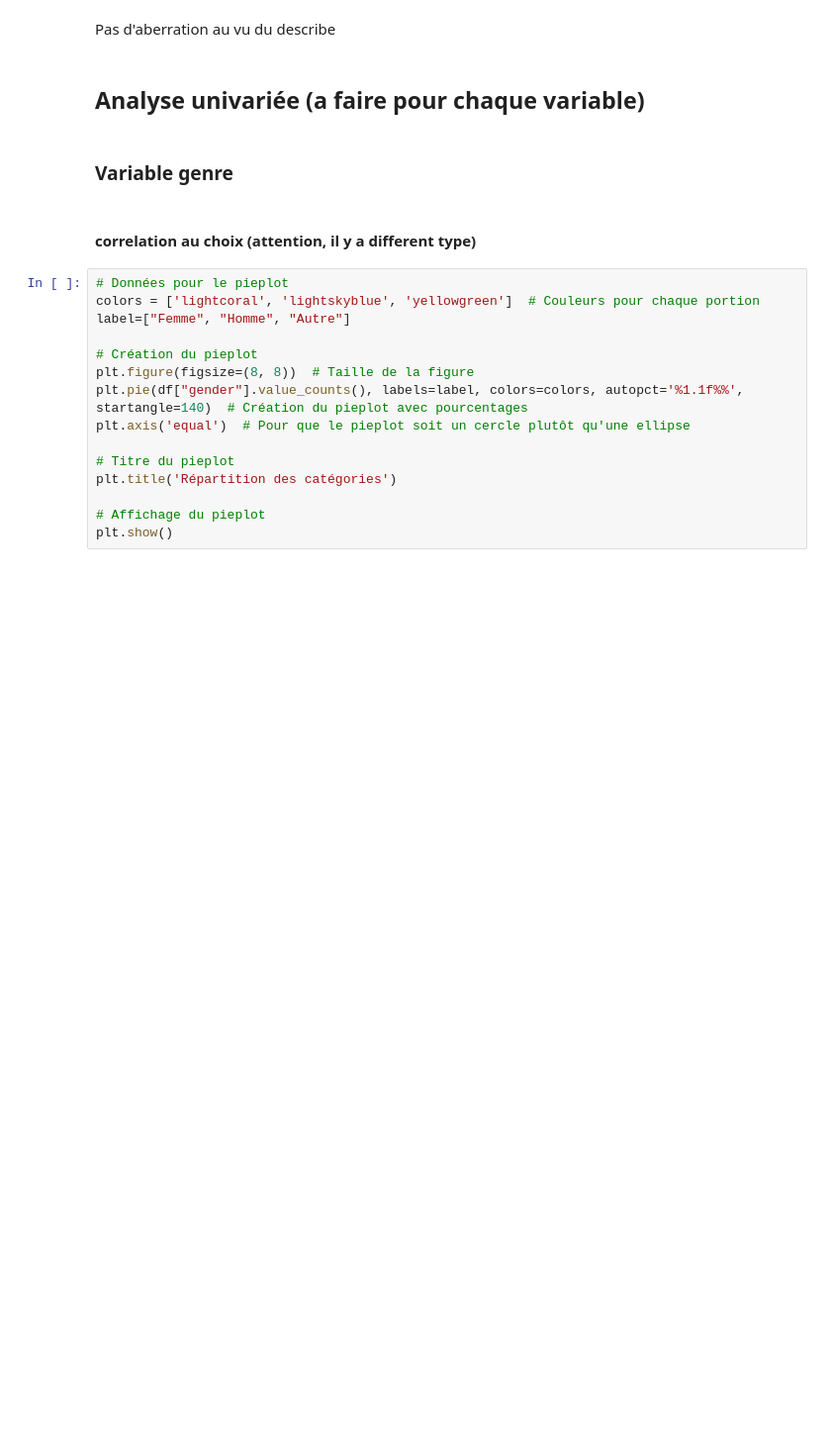
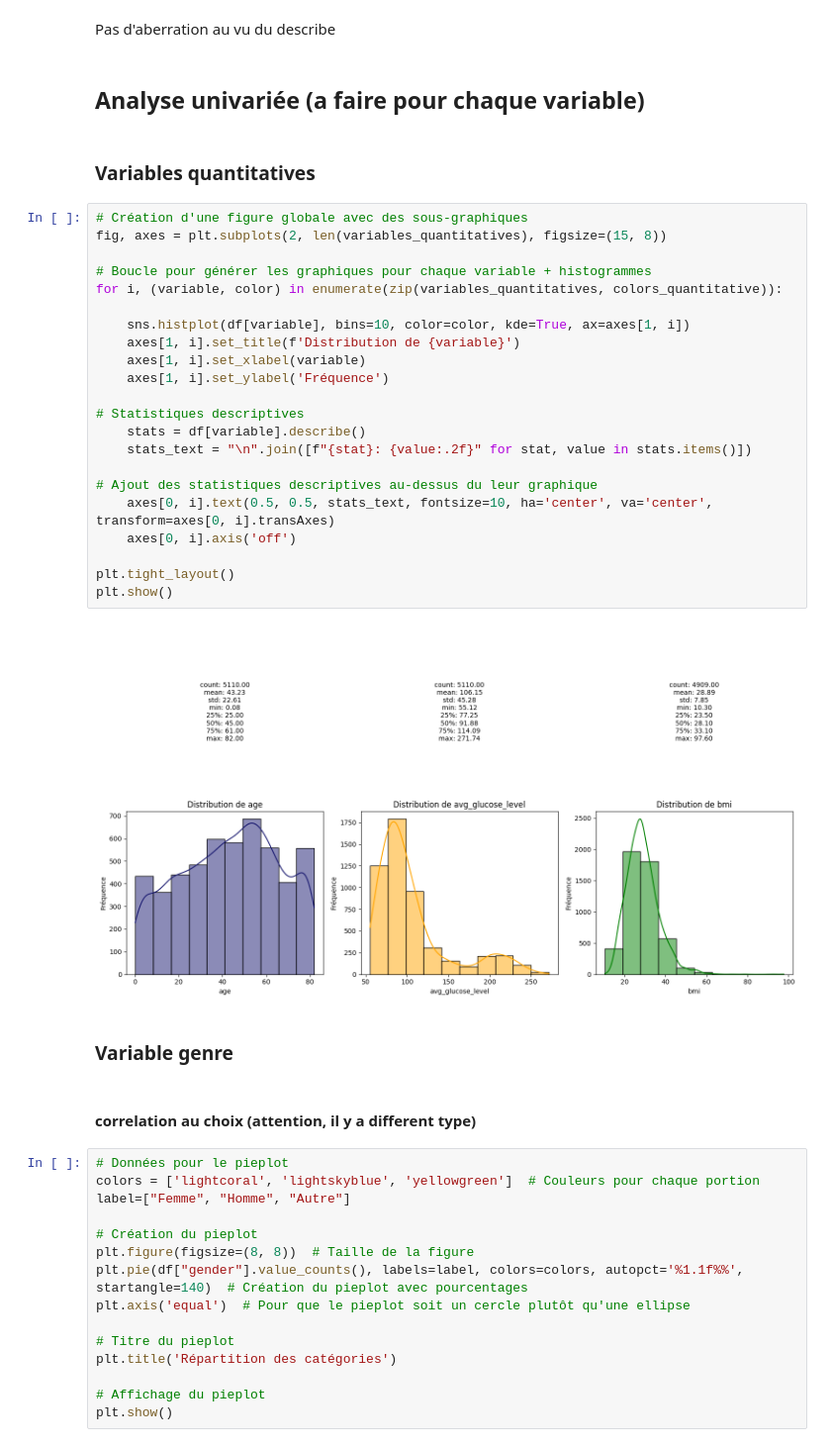
Before and after one commit to Antho-SJ/strocke-alert, a Jupyter notebook: Code/Modele.ipynb, the cells around one changed output. Shown at 99% size. Drawn from its saved outputs; the diff is of its cells as text; blank space fills up the shorter version.

```diff
--- a/Code/Modele.ipynb
+++ b/Code/Modele.ipynb
@@ -73,6 +122,32 @@ df.describe()
 Pas d'aberration au vu du describe
 # %% [markdown]
 ## Analyse univariée (a faire pour chaque variable)
+# %% [markdown]
+### Variables quantitatives
+# %%
+# Création d'une figure globale avec des sous-graphiques
+fig, axes = plt.subplots(2, len(variables_quantitatives), figsize=(15, 8))
+
+# Boucle pour générer les graphiques pour chaque variable + histogrammes
+for i, (variable, color) in enumerate(zip(variables_quantitatives, colors_quantitative)):
+
+    sns.histplot(df[variable], bins=10, color=color, kde=True, ax=axes[1, i])
+    axes[1, i].set_title(f'Distribution de {variable}')
+    axes[1, i].set_xlabel(variable)
+    axes[1, i].set_ylabel('Fréquence')
+
+# Statistiques descriptives
+    stats = df[variable].describe()
+    stats_text = "\n".join([f"{stat}: {value:.2f}" for stat, value in stats.items()])
+
+# Ajout des statistiques descriptives au-dessus du leur graphique
+    axes[0, i].text(0.5, 0.5, stats_text, fontsize=10, ha='center', va='center', transform=axes[0, i].transAxes)
+    axes[0, i].axis('off')
+
+plt.tight_layout()
+plt.show()
+# %% [output]
+[figure, added]
 # %% [markdown]
 ### Variable genre
 # %% [markdown]
```
Also changed, not shown: parts of 3 cells of this notebook, 1 other file.
